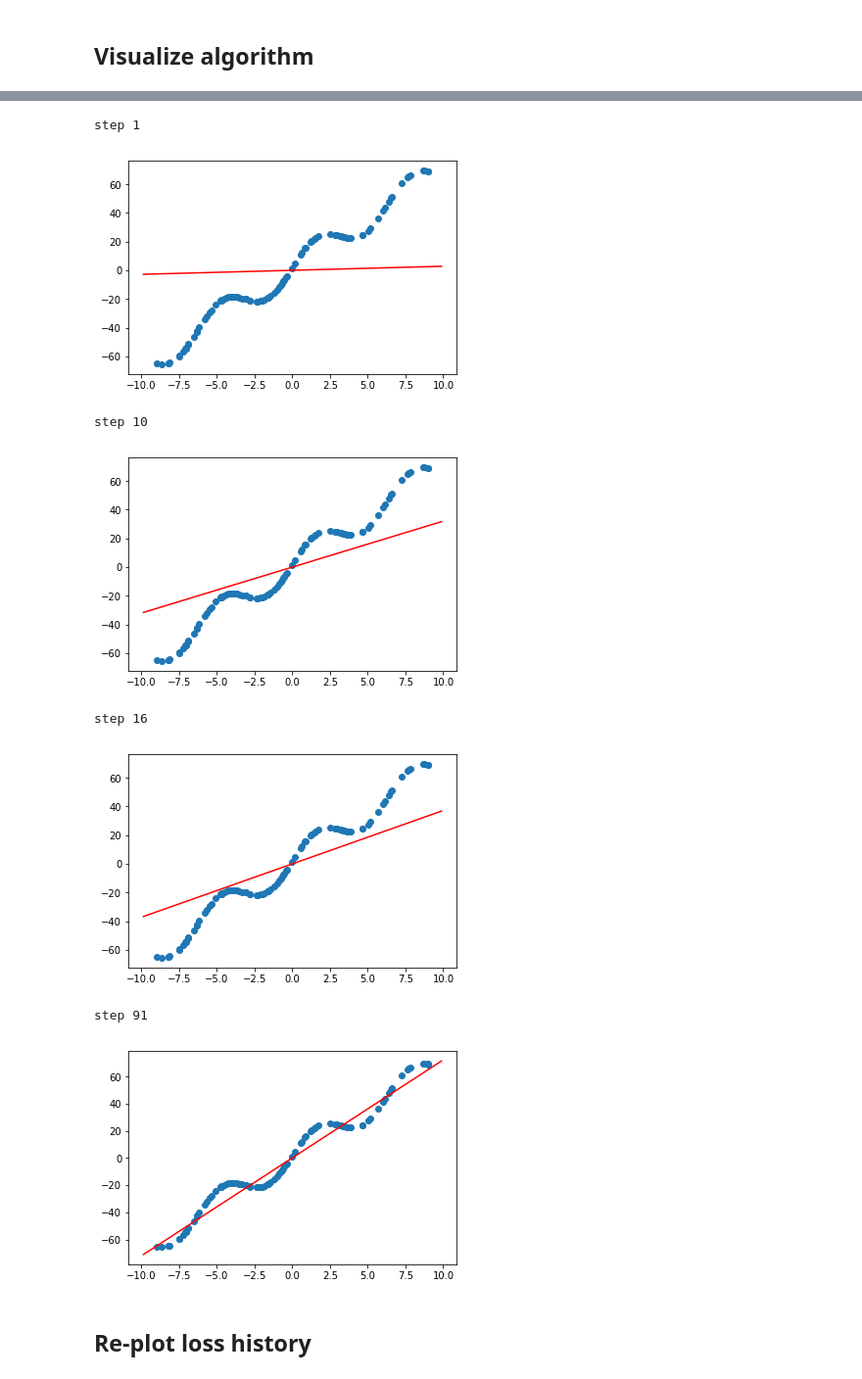
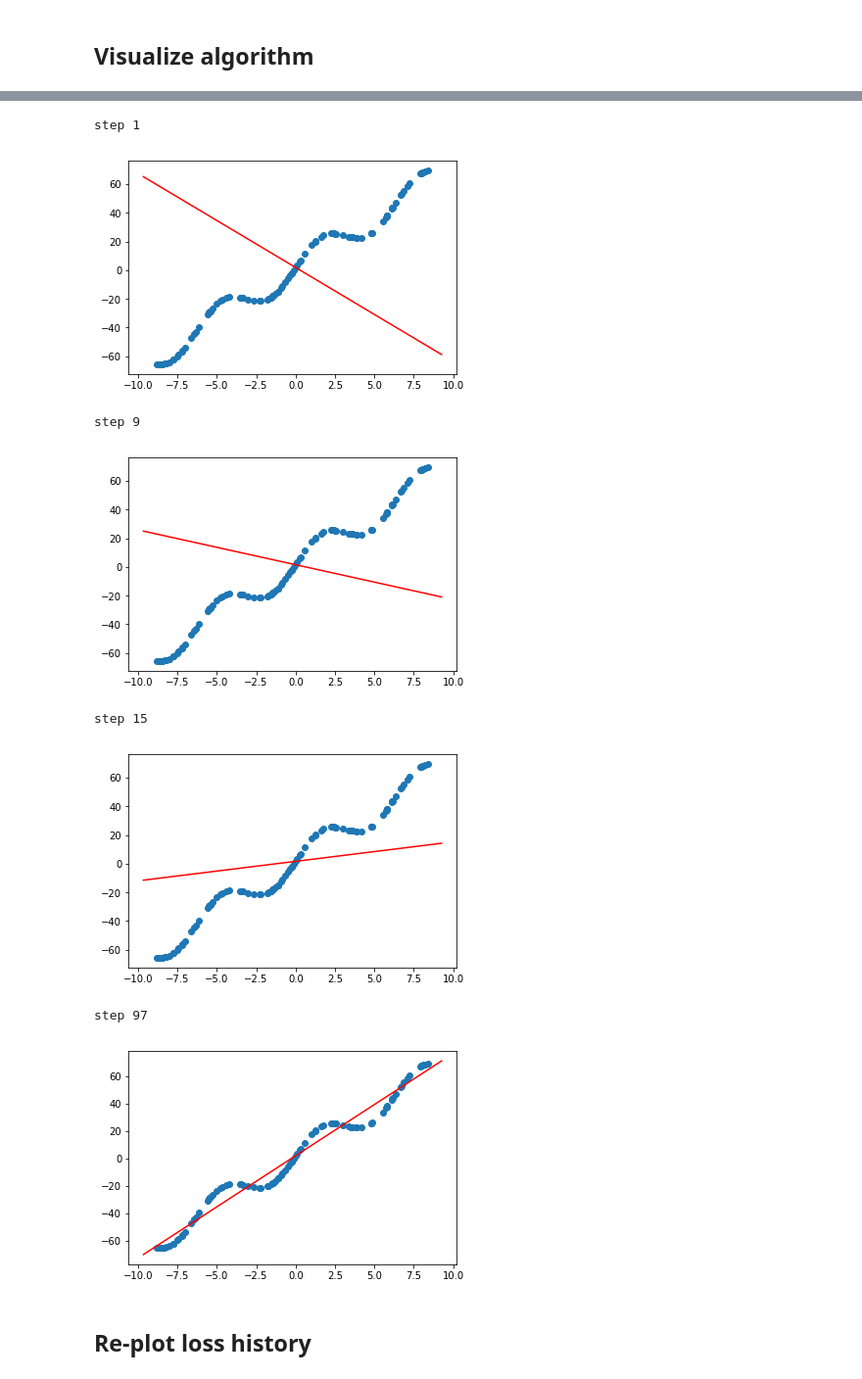
Before and after one commit to quentin-auge/simple-nn, a Jupyter notebook: regression_sgd.ipynb, the cells around one changed output, grey strips where cells are left out. Shown: that part at 98% size. Drawn from its saved outputs; the diff is of its cells as text; code cells hidden in the pictures.

Commit message:
fix out of bound step index

```diff
--- a/regression_sgd.ipynb
+++ b/regression_sgd.ipynb
@@ -89,10 +67,13 @@ def update(w, z, y, lr):
 def sgd(z, y, initial_weights, lr):
 
     w = initial_weights
+    N = z.shape[1]
 
     while True:
-        # Stochastic part of the algorithm: choose a data point at random for this iteration.
+
+        # Stochastic part of the algorithm: choose a data point at random for this iteration
         i = random.randint(0, N - 1)
+
         w = update(w, z[:, i], y[i], lr)
         current_loss = loss(w, z, y)
         yield w, current_loss
@@ -106,7 +87,7 @@ lr = 0.001
 steps_nb = 100
 
 # Initialize weights
-w = np.array([0, 0])
+w = np.array([-7, 2])
 
 # Initialize algorithm
 
@@ -183,5 +186,5 @@ selected_losses
 # %%
-# Find a set strictly increasing steps for which the loss is around `selected_losses`
+# Find a set of strictly increasing steps for which the loss is around `selected_losses`
 
 selected_steps = []
 
@@ -195,5 +198,10 @@ for step, current_loss in enumerate(loss_history):
     if i >= len(selected_losses):
         break
 
+# Float comparison is tricky. Make the step corresponding
+# to the lowest loss has been selected.
+if len(selected_steps) < len(selected_losses):
+    selected_steps.append(steps_nb - 1)
+
 selected_steps
 # %% [output]
@@ -201,18 +209,18 @@ selected_steps
 # %%
 # Visualize
 for step in selected_steps:
     print('step %i' % (step))
-    plot(weights_history[step], x)
+    plot(weights_history[step - 1], x)
     plt.show()
 # %% [output]
 step 1
-[figure, old version]
+[figure, new version]
-step 10
+step 9
-[figure, old version]
+[figure, new version]
-step 16
+step 15
-[figure, old version]
+[figure, new version]
-step 91
+step 97
-[figure, old version]
+[figure, new version]
 # %% [markdown]
 ## Re-plot loss history
 # %% [markdown]
```
Also changed, not shown: parts of 12 cells of this notebook.
